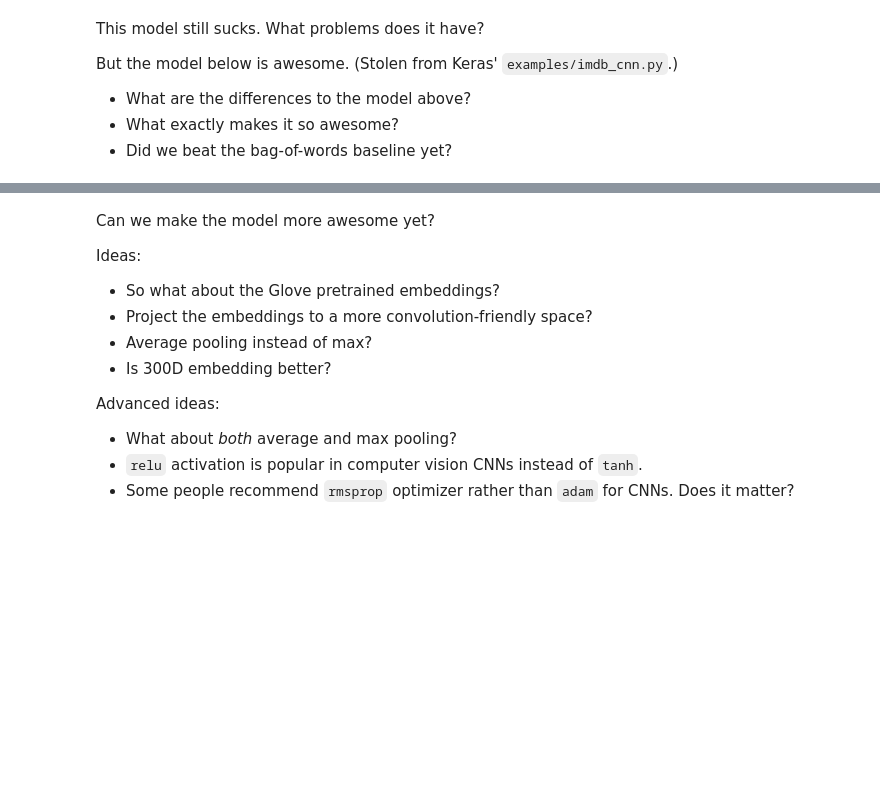
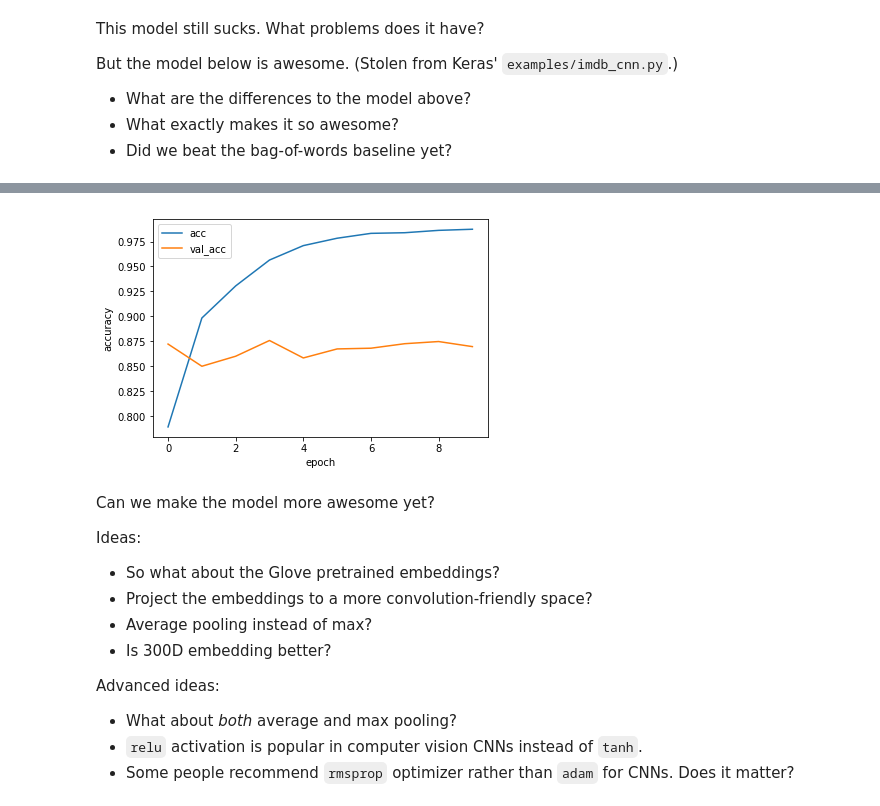
Before and after one commit to ZhukovGreen/mlprague-2019, a Jupyter notebook: MLPrague19_IMDB_Sentiment.ipynb, the cells around one changed output, grey strips where cells are left out. Drawn from its saved outputs; the diff is of its cells as text; code cells hidden in the pictures; blank space fills up the shorter version.

```diff
--- a/MLPrague19_IMDB_Sentiment.ipynb
+++ b/MLPrague19_IMDB_Sentiment.ipynb
@@ -637,3 +637,7 @@ Accuracy (epoch 3): 0.9316 train, 0.8875 val
+# %%
+plot_train_history(history)
+# %% [output]
+[figure, added]
 # %% [markdown]
 Can we make the model more awesome yet?
 
```
Also changed, not shown: parts of 2 cells of this notebook.
